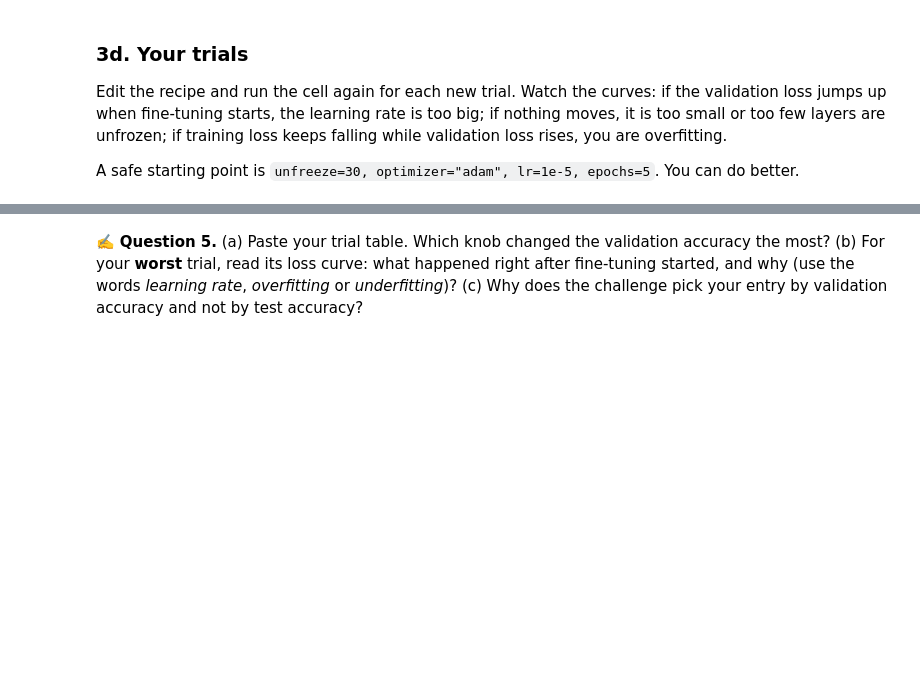
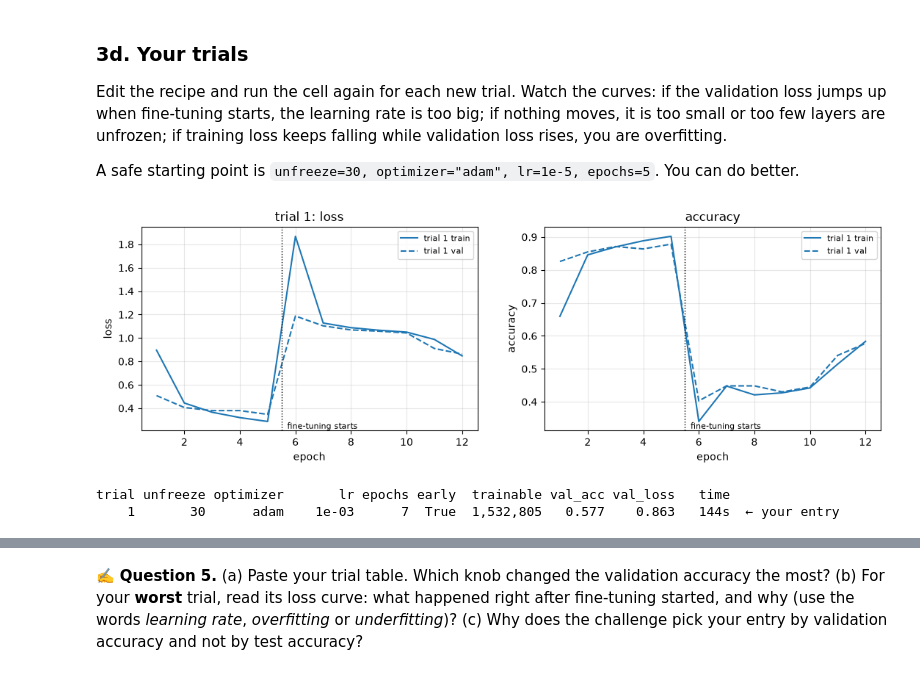
Before and after one commit to fallerfare/csc173-1s-2026-villanueva, a Jupyter notebook: activities/04/CSC173_FineTuning_CNN.ipynb, the cells around one changed output, grey strips where cells are left out. Cells and saved outputs as stored; diff of their text form; code cells hidden in the pictures; blank space fills up the shorter version.

```diff
--- a/activities/04/CSC173_FineTuning_CNN.ipynb
+++ b/activities/04/CSC173_FineTuning_CNN.ipynb
@@ -337,7 +405,7 @@ def set_fine_tune(base, n_unfrozen=None):
     base.trainable = True
     n = len(base.layers) if n_unfrozen is None else n_unfrozen
     for i, layer in enumerate(base.layers):
-        layer.trainable = ...      # TODO: True only for the last n layers (compare i with len(base.layers) - n)
+        layer.trainable = i >= (len(base.layers) - n)
 
 # test it on a throwaway copy
 _, test_base = build_model()
@@ -427,4 +508,8 @@ Edit the recipe and run the cell again for each new trial. Watch the curves: if
 
 A safe starting point is `unfreeze=30, optimizer="adam", lr=1e-5, epochs=5`. You can do better.
 # %%
-try_recipe(unfreeze=..., optimizer=..., lr=..., epochs=..., early_stopping=...)   # TODO: your recipe from Question 4
+try_recipe(unfreeze=30, optimizer="adam", lr=1e-3, epochs=7, early_stopping=True)   # TODO: your recipe from Question 4
+# %% [output]
+[figure, added]
+trial unfreeze optimizer       lr epochs early  trainable val_acc val_loss   time
+    1       30      adam    1e-03      7  True  1,532,805   0.577    0.863   144s  ← your entry
```
Also changed, not shown: parts of 37 cells of this notebook.
